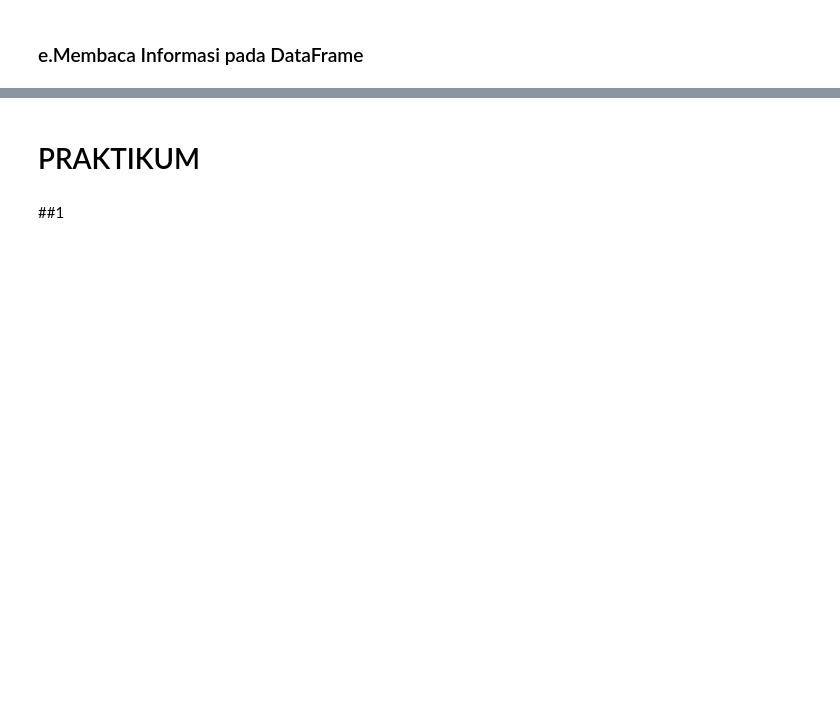
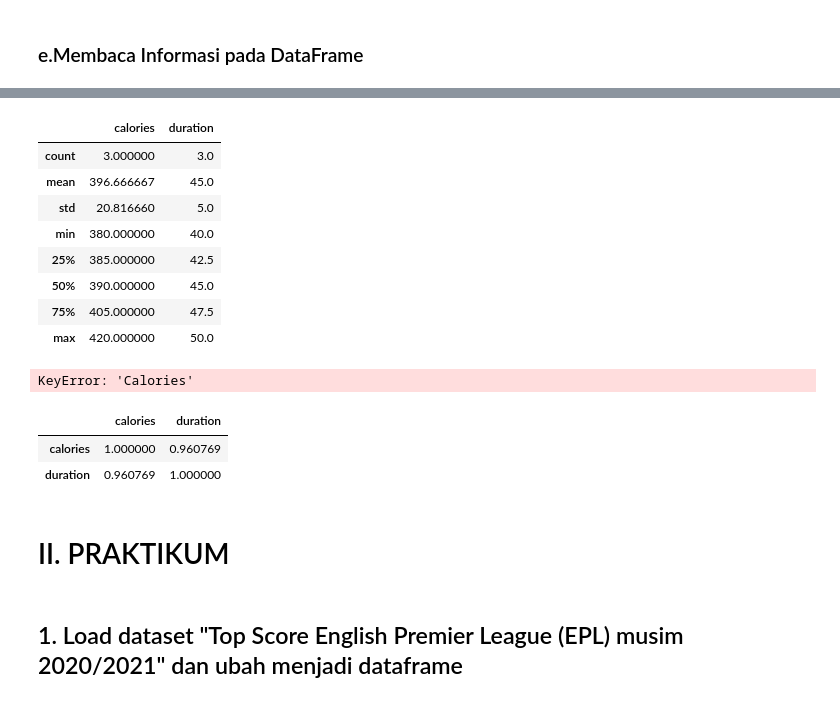
Before and after one commit to terra2n/2025_KB_TI-1C, a Jupyter notebook: jobsheet4.ipynb, the cells around one changed output, grey strips where cells are left out. Cells and saved outputs as stored; diff of their text form; code cells hidden in the pictures; blank space fills up the shorter version.

```diff
--- a/jobsheet4.ipynb
+++ b/jobsheet4.ipynb
@@ -263,2 +278,5 @@ KeyError: "None of [Index(['calories'], dtype='object')] are in the [columns]"
 # %% [markdown]
 ### d. Melihat DataFrame
+# %%
+df =  pd.read_csv('./sample_data/data.csv')
+print(df)
@@ -267,4 +323,26 @@ KeyError: "None of [Index(['calories'], dtype='object')] are in the [columns]"
+# %%
+df.describe()
+# %% [output]
+|  | calories | duration |
+| count | 3.000000 | 3.0 |
+| mean | 396.666667 | 45.0 |
+| std | 20.816660 | 5.0 |
+| min | 380.000000 | 40.0 |
+| 25% | 385.000000 | 42.5 |
+| 50% | 390.000000 | 45.0 |
+| 75% | 405.000000 | 47.5 |
+| max | 420.000000 | 50.0 |
+# %%
+df['Calories'].mean(), df['Calories'].median(), df['Calories'].mode()[0]
+# %% [output]
+KeyError: 'Calories'
+# %%
+df.corr()
+# %% [output]
+|  | calories | duration |
+| calories | 1.000000 | 0.960769 |
+| duration | 0.960769 | 1.000000 |
 # %% [markdown]
-# PRAKTIKUM
+# II. PRAKTIKUM
-# %% [markdown]
-##1
+# %% [markdown]
+## 1. Load dataset "Top Score English Premier League (EPL) musim 2020/2021" dan ubah menjadi dataframe
```
Also changed, not shown: parts of 32 cells of this notebook.
